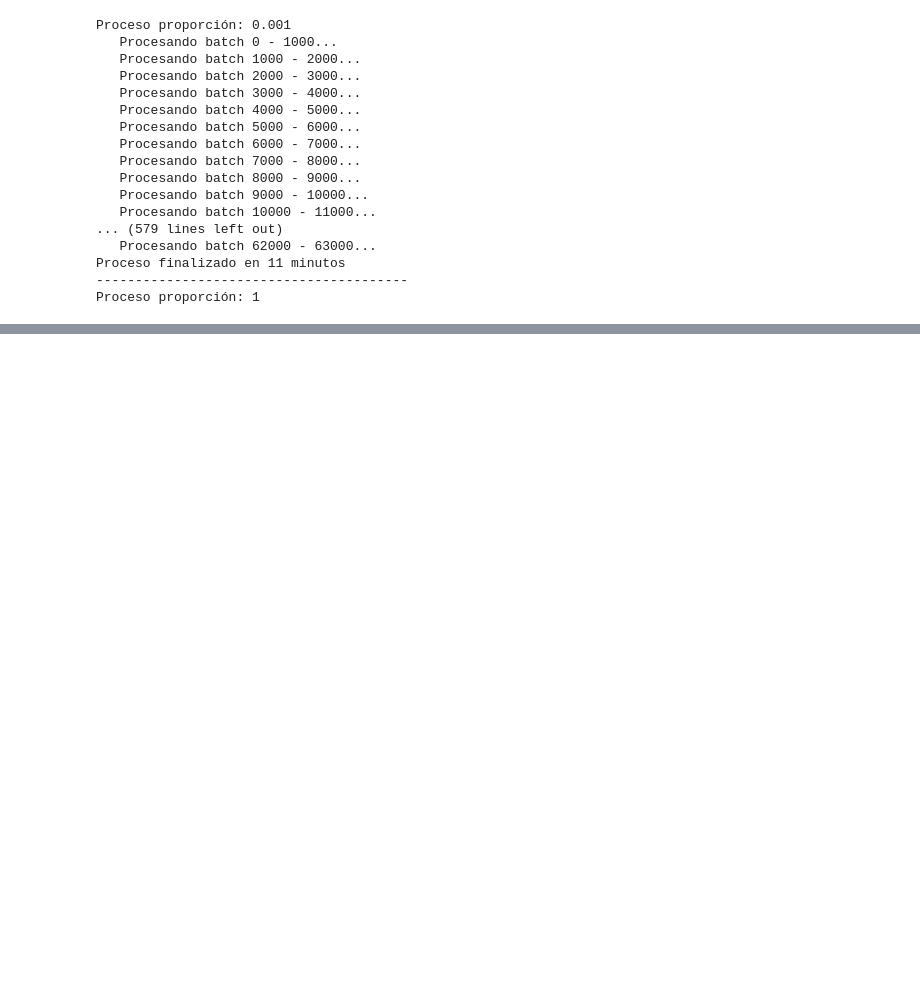
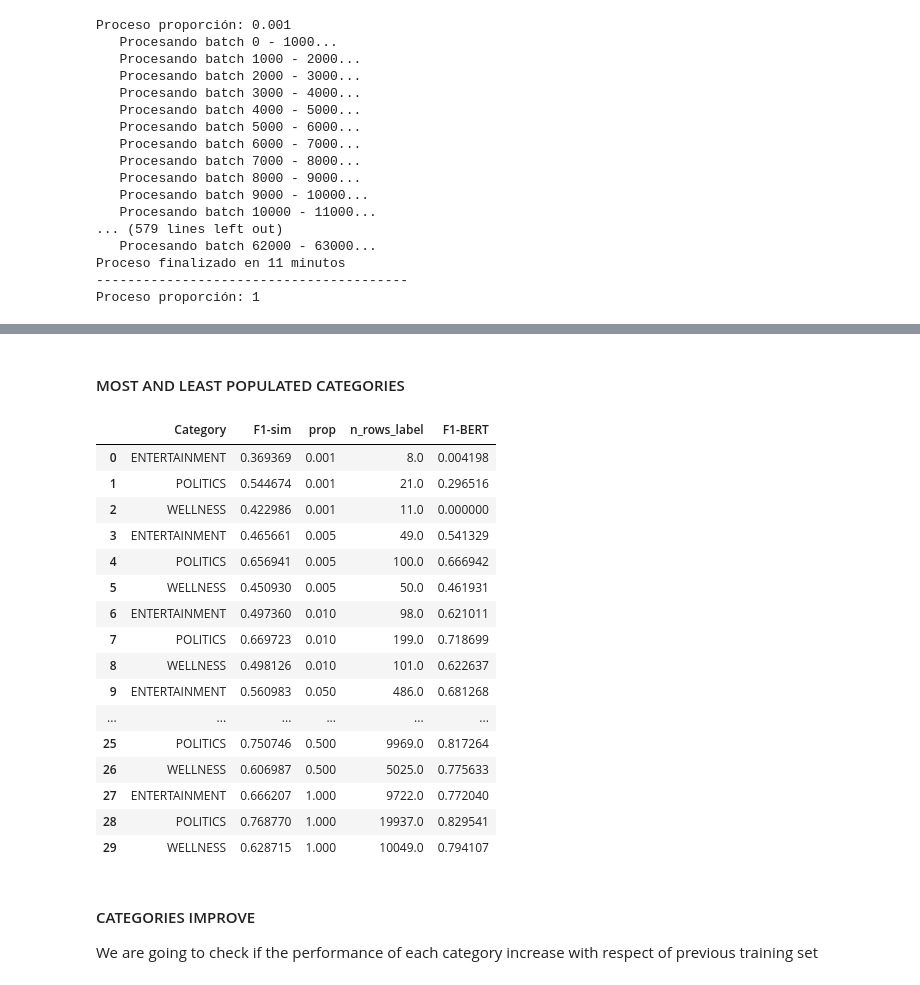
Before and after one commit to Yamilhb/bert-vs-rag, a Jupyter notebook: notebook/rag_vs_fine_tuning.ipynb, the cells around one changed output, grey strips where cells are left out. Cells and saved outputs as stored; diff of their text form; code cells hidden in the pictures; blank space fills up the shorter version.

```diff
--- a/notebook/rag_vs_fine_tuning.ipynb
+++ b/notebook/rag_vs_fine_tuning.ipynb
@@ -428,0 +533,2 @@ Proceso proporción: 1
+# %%
+sim = f1_data('sim')
@@ -428,0 +578,2 @@ Proceso proporción: 1
+# %%
+bertdat = f1_data('bert')
@@ -428,0 +594,8 @@ Proceso proporción: 1
+# %%
+
+less_3_b = list(bertdat.groupby(['Category'])['n_rows_label'].mean().sort_values().index[:3])
+top_3_b = list(bertdat.groupby(['Category'])['n_rows_label'].mean().sort_values().index[-3:])
+top_less_3_b =less_3_b +top_3_b
+
+sim_tops_b = bertdat[bertdat['Category'].isin(top_less_3_b)]
+sim_tops_b
@@ -428,0 +665,39 @@ Proceso proporción: 1
+# %% [markdown]
+#### MOST AND LEAST POPULATED CATEGORIES
+# %%
+top_sim =sim[sim['Category'].isin(top_3_b)]
+less_sim =sim[sim['Category'].isin(less_3_b)]
+top_bert =bertdat[bertdat['Category'].isin(top_3_b)]
+less_bert =bertdat[bertdat['Category'].isin(less_3_b)]
+# sim_tops_b = bertdat[bertdat['Category'].isin(top_less_3_b)]
+# sim_tops_b
+tops = top_sim.rename(columns={'F1-Score':'F1-sim'}).merge(
+    top_bert[['Category','prop','F1-Score']].rename(columns={'F1-Score':'F1-BERT'}),
+    how='left',
+    on=['Category','prop']
+)
+less = less_sim.rename(columns={'F1-Score':'F1-sim'}).merge(
+    less_bert[['Category','prop','F1-Score']].rename(columns={'F1-Score':'F1-BERT'}),
+    how='left',
+    on=['Category','prop']
+)
+# %%
+tops
+# %% [output]
+|  | Category | F1-sim | prop | n_rows_label | F1-BERT |
+| 0 | ENTERTAINMENT | 0.369369 | 0.001 | 8.0 | 0.004198 |
+| 1 | POLITICS | 0.544674 | 0.001 | 21.0 | 0.296516 |
+| 2 | WELLNESS | 0.422986 | 0.001 | 11.0 | 0.000000 |
+| 3 | ENTERTAINMENT | 0.465661 | 0.005 | 49.0 | 0.541329 |
+| 4 | POLITICS | 0.656941 | 0.005 | 100.0 | 0.666942 |
+| 5 | WELLNESS | 0.450930 | 0.005 | 50.0 | 0.461931 |
+| 6 | ENTERTAINMENT | 0.497360 | 0.010 | 98.0 | 0.621011 |
+| 7 | POLITICS | 0.669723 | 0.010 | 199.0 | 0.718699 |
+| 8 | WELLNESS | 0.498126 | 0.010 | 101.0 | 0.622637 |
+| 9 | ENTERTAINMENT | 0.560983 | 0.050 | 486.0 | 0.681268 |
+| ... | ... | ... | ... | ... | ... |
+| 25 | POLITICS | 0.750746 | 0.500 | 9969.0 | 0.817264 |
+| 26 | WELLNESS | 0.606987 | 0.500 | 5025.0 | 0.775633 |
+| 27 | ENTERTAINMENT | 0.666207 | 1.000 | 9722.0 | 0.772040 |
+| 28 | POLITICS | 0.768770 | 1.000 | 19937.0 | 0.829541 |
+| 29 | WELLNESS | 0.628715 | 1.000 | 10049.0 | 0.794107 |
@@ -428,0 +753,4 @@ Proceso proporción: 1
+# %% [markdown]
+#### CATEGORIES IMPROVE
+
+We are going to check if the performance of each category increase with respect of previous training set
```
Also changed, not shown: parts of 33 cells of this notebook, 1 other file.
